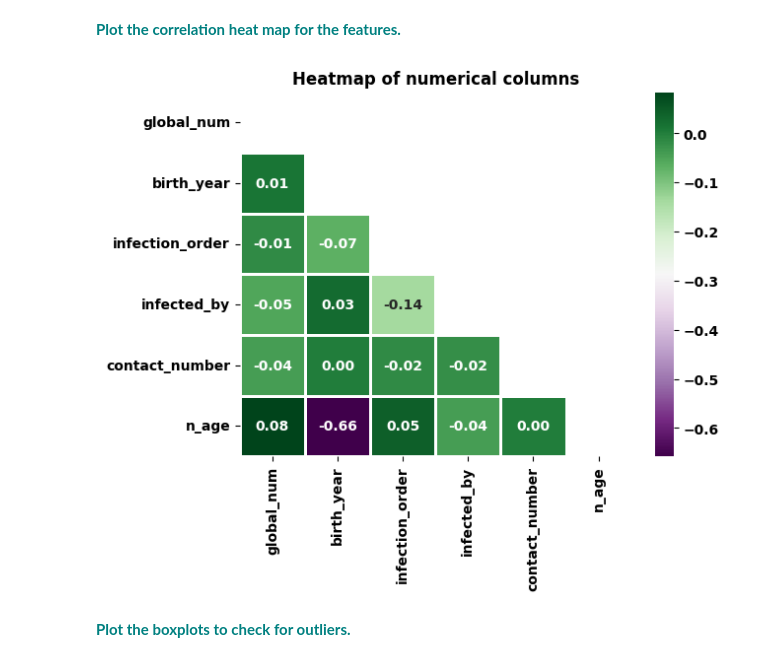
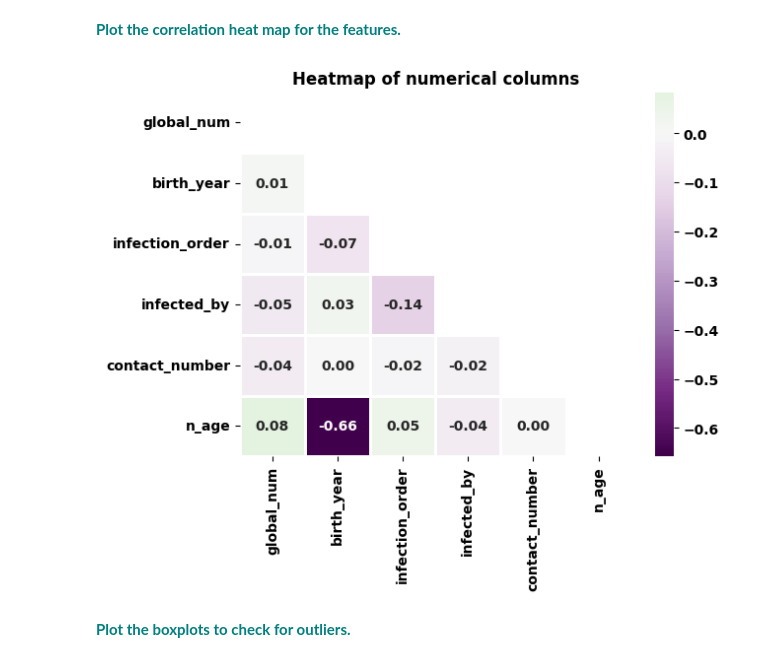
Before and after one commit to jonnross88/Springboard, a Jupyter notebook: u14_supervised_learning/Random Forest Covid Case Study/RandomForest_casestudy_covid19.ipynb, the cells around one changed output. Saved outputs shown, nothing was run; the diff lists cells and outputs as text; code cells hidden in the pictures.

Commit message:
centered cmap on heatmap

```diff
--- a/u14_supervised_learning/Random Forest Covid Case Study/RandomForest_casestudy_covid19.ipynb
+++ b/u14_supervised_learning/Random Forest Covid Case Study/RandomForest_casestudy_covid19.ipynb
@@ -346,29 +346,30 @@ vn
 # %%
 numerical_cols = [
     "global_num",
     "birth_year",
     "infection_order",
     "infected_by",
     "contact_number",
     "n_age",
 ]
 corr = df[numerical_cols].corr()
 mask = np.triu(np.ones_like(corr, dtype=bool))
 
 
 sns.heatmap(
     corr,
     mask=mask,
+    center=0,
     cmap="PRGn",
     linewidths=1,
     linecolor="w",
     annot=True,
     fmt=".2f",
 )
 plt.title("Heatmap of numerical columns")
 plt.show()
 # %% [output]
-[figure, old version]
+[figure, new version]
 # %% [markdown]
 **<font color='teal'> Plot the boxplots to check for outliers. </font>**
 # %%
```
Also changed, not shown: parts of 1 cell of this notebook, 2 other files.
